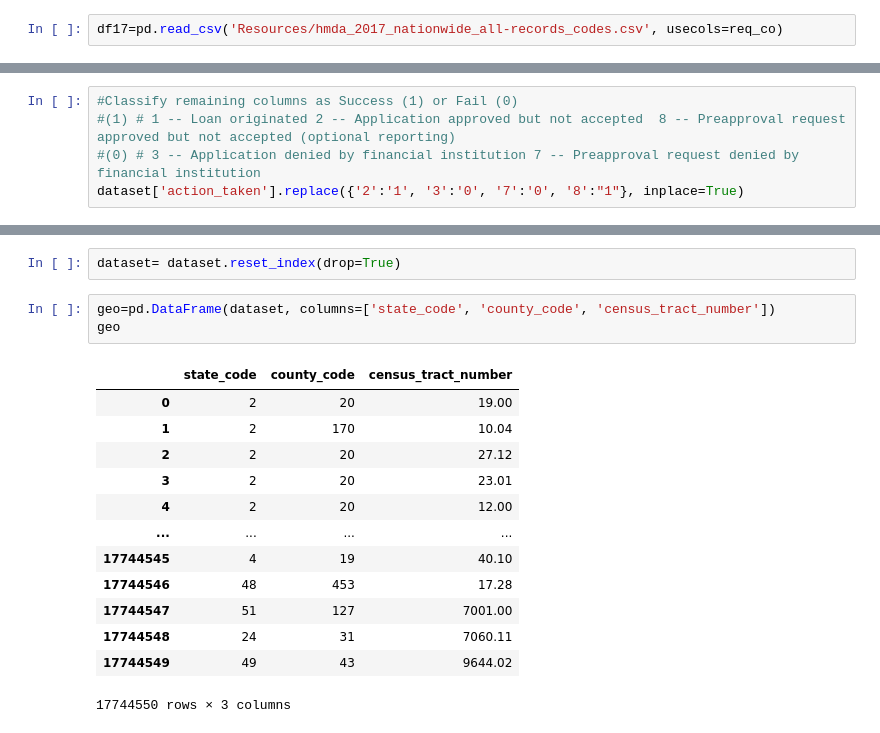
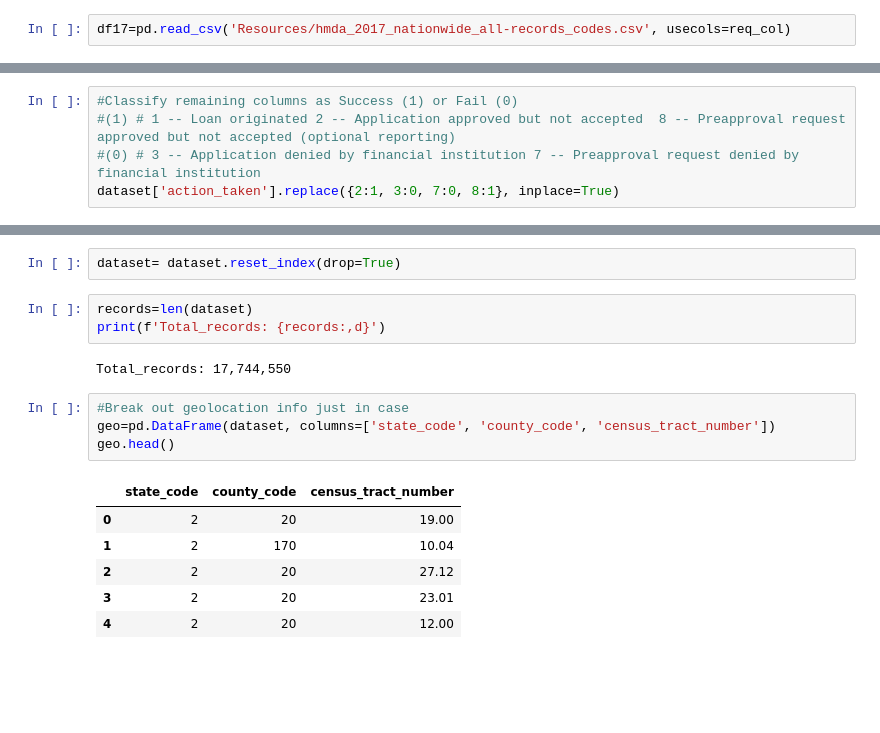
Before and after one commit to reiderwin/project4, a Jupyter notebook: loan_data_cleanup_1.ipynb, the cells around one changed output, grey strips where cells are left out. Drawn from its saved outputs; the diff is of its cells as text; blank space fills up the shorter version.

```diff
--- a/loan_data_cleanup_1.ipynb
+++ b/loan_data_cleanup_1.ipynb
@@ -44,5 +46,5 @@ set_dtypes={'agency_code':'int8'
 # %%
-df17=pd.read_csv('Resources/hmda_2017_nationwide_all-records_codes.csv', usecols=req_co)
+df17=pd.read_csv('Resources/hmda_2017_nationwide_all-records_codes.csv', usecols=req_col)
 # %%
 df17.info()
 # %% [output]
@@ -219,7 +227,7 @@ dataset=dataset[(dataset.action_taken !=4) & (dataset.action_taken !=5) &(datase
 #Classify remaining columns as Success (1) or Fail (0)
 #(1) # 1 -- Loan originated	2 -- Application approved but not accepted	8 -- Preapproval request approved but not accepted (optional reporting)
 #(0) # 3 -- Application denied by financial institution 7 -- Preapproval request denied by financial institution
-dataset['action_taken'].replace({'2':'1', '3':'0', '7':'0', '8':"1"}, inplace=True)
+dataset['action_taken'].replace({2:1, 3:0, 7:0, 8:1}, inplace=True)
 # %%
 dataset['action_taken'].value_counts()
 # %% [output]
@@ -237,20 +258,19 @@ dataset=dataset[dataset['loan_purpose']== 1]
 # %%
 dataset= dataset.reset_index(drop=True)
+# %%
+records=len(dataset)
+print(f'Total_records: {records:,d}')
+# %% [output]
+Total_records: 17,744,550
 # %%
+#Break out geolocation info just in case
 geo=pd.DataFrame(dataset, columns=['state_code', 'county_code', 'census_tract_number'])
-geo
+geo.head()
 # %% [output]
 |  | state_code | county_code | census_tract_number |
 | 0 | 2 | 20 | 19.00 |
 | 1 | 2 | 170 | 10.04 |
 | 2 | 2 | 20 | 27.12 |
 | 3 | 2 | 20 | 23.01 |
 | 4 | 2 | 20 | 12.00 |
-| ... | ... | ... | ... |
-| 17744545 | 4 | 19 | 40.10 |
-| 17744546 | 48 | 453 | 17.28 |
-| 17744547 | 51 | 127 | 7001.00 |
-| 17744548 | 24 | 31 | 7060.11 |
-| 17744549 | 49 | 43 | 9644.02 |
-17744550 rows × 3 columns
 # %%
```
Also changed, not shown: parts of 11 cells of this notebook, 1 other file.
